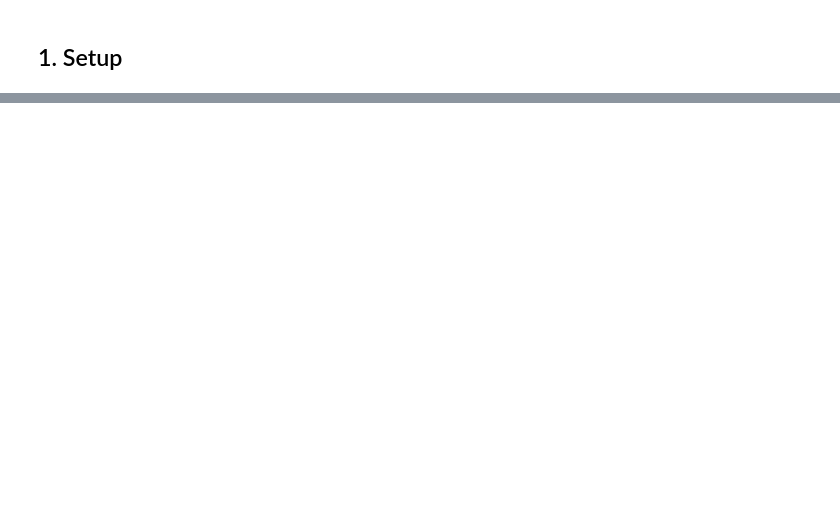
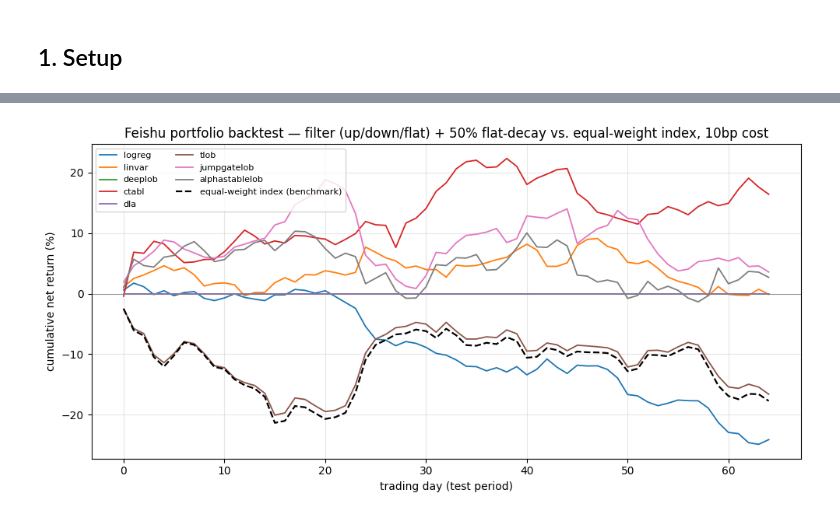
Before and after one commit to ArshiAbolghasemi/Penny, a Jupyter notebook: notebooks/stocks/portfolio_backtest.ipynb, the cells around one changed output, grey strips where cells are left out. Drawn from its saved outputs; the diff is of its cells as text; code cells hidden in the pictures; blank space fills up the shorter version.

Commit message:
ref: fix portfolio backtest issue

```diff
--- a/notebooks/stocks/portfolio_backtest.ipynb
+++ b/notebooks/stocks/portfolio_backtest.ipynb
@@ -550,22 +40,0 @@ display(summary_thresh.style.background_gradient(cmap="RdYlGn", subset=["sharpe"
-# %%
-fig, ax = plt.subplots(figsize=(10, 5))
-cmap = plt.get_cmap("tab10")
-i = 0
-for tag, daily in CURVES_THRESH.items():
-    if tag == BENCH_TAG:
-        continue
-    ax.plot(np.arange(len(daily)), np.cumsum(daily["net"]) * 100,
-            lw=1.3, color=cmap(i % 10), label=DISPLAY[tag])
-    i += 1
-ax.plot(np.arange(len(CURVES_THRESH[BENCH_TAG])),
-        np.cumsum(CURVES_THRESH[BENCH_TAG]["net"]) * 100,
-        "k--", lw=1.6, label="equal-weight index (benchmark)")
-ax.axhline(0, color="gray", lw=0.6)
-ax.set_xlabel("trading day (test period)")
-ax.set_ylabel("cumulative net return (%)")
-ax.set_title(f"Feishu portfolio backtest — threshold buy/sell, {int(FLAT_DECAY*100)}% "
-             f"flat-decay, {COST_BPS:.0f}bp cost")
-ax.legend(fontsize=8, ncol=2)
-ax.grid(alpha=0.3)
-plt.tight_layout()
-plt.show()
@@ -604,0 +424,24 @@ display(cmp.sort_values("sharpe_threshold_decay", ascending=False)
+# %%
+fig, ax = plt.subplots(figsize=(10, 5))
+cmap = plt.get_cmap("tab10")
+i = 0
+for tag, daily in CURVES.items():
+    if tag == BENCH_TAG:
+        continue
+    ax.plot(np.arange(len(daily)), np.cumsum(daily["net"]) * 100,
+            lw=1.3, color=cmap(i % 10), label=DISPLAY[tag])
+    i += 1
+ax.plot(np.arange(len(CURVES[BENCH_TAG])), np.cumsum(CURVES[BENCH_TAG]["net"]) * 100,
+        "k--", lw=1.6, label="equal-weight index (benchmark)")
+ax.axhline(0, color="gray", lw=0.6)
+ax.set_xlabel("trading day (test period)")
+ax.set_ylabel("cumulative net return (%)")
+ax.set_title(f"Feishu portfolio backtest — filter (up/down/flat) + "
+             f"{int(FLAT_DECAY * 100)}% flat-decay vs. equal-weight index, "
+             f"{COST_BPS:.0f}bp cost")
+ax.legend(fontsize=8, ncol=2)
+ax.grid(alpha=0.3)
+plt.tight_layout()
+plt.show()
+# %% [output]
+[figure, added]
```
Also changed, not shown: parts of 37 cells of this notebook.
